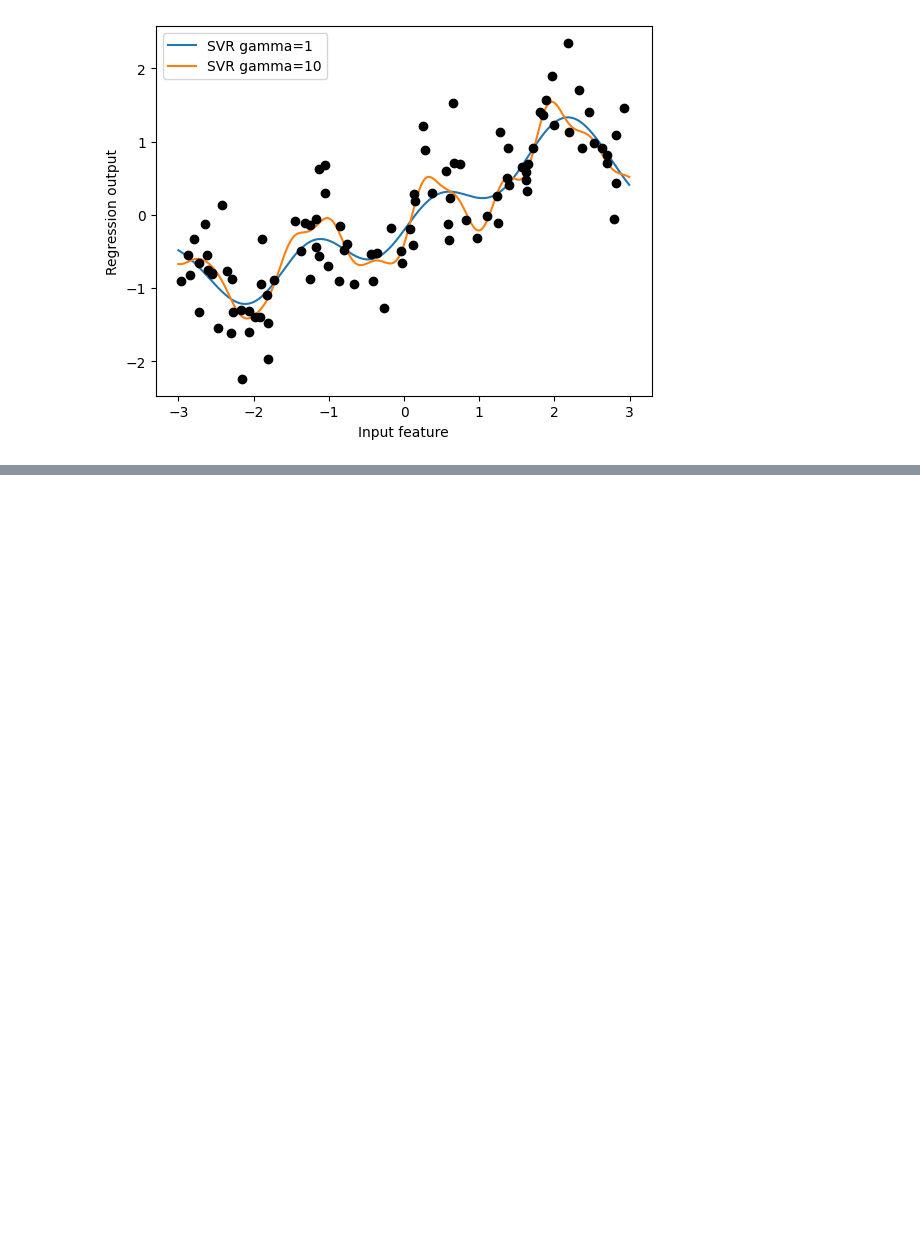
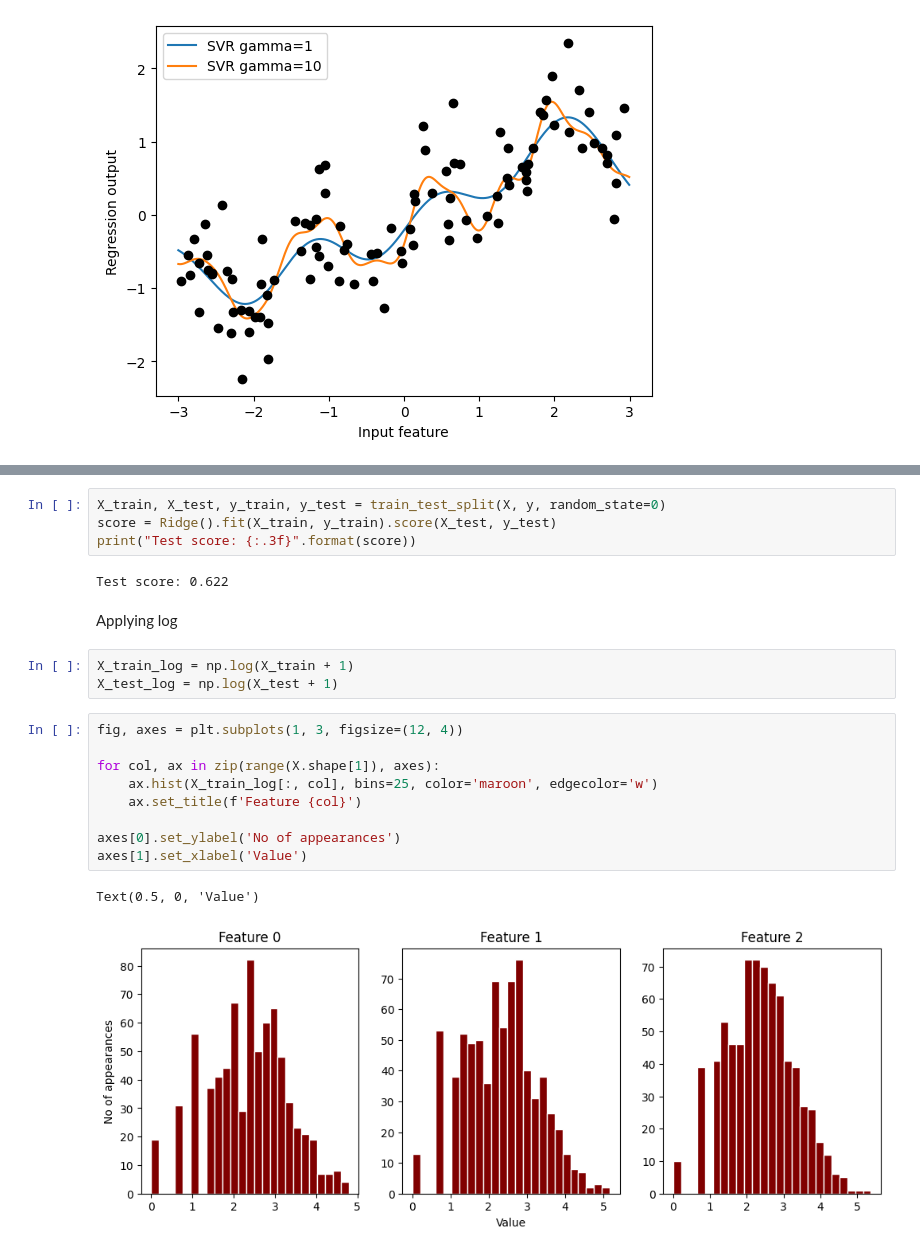
Before and after one commit to abhaykukade/ml_model_evaluation, a Jupyter notebook: feature_engineering.ipynb, the cells around one changed output, grey strips where cells are left out. Drawn from its saved outputs; the diff is of its cells as text; blank space fills up the shorter version.

```diff
--- a/feature_engineering.ipynb
+++ b/feature_engineering.ipynb
@@ -266,0 +364,23 @@ plt.legend()
+# %%
+X_train, X_test, y_train, y_test = train_test_split(X, y, random_state=0)
+score = Ridge().fit(X_train, y_train).score(X_test, y_test)
+print("Test score: {:.3f}".format(score))
+# %% [output]
+Test score: 0.622
+# %% [markdown]
+Applying log
+# %%
+X_train_log = np.log(X_train + 1)
+X_test_log = np.log(X_test + 1)
+# %%
+fig, axes = plt.subplots(1, 3, figsize=(12, 4))
+
+for col, ax in zip(range(X.shape[1]), axes):
+    ax.hist(X_train_log[:, col], bins=25, color='maroon', edgecolor='w')
+    ax.set_title(f'Feature {col}')
+
+axes[0].set_ylabel('No of appearances')
+axes[1].set_xlabel('Value')
+# %% [output]
+Text(0.5, 0, 'Value')
+[figure, added]
```
Also changed, not shown: parts of 45 cells of this notebook, 1 other file.
